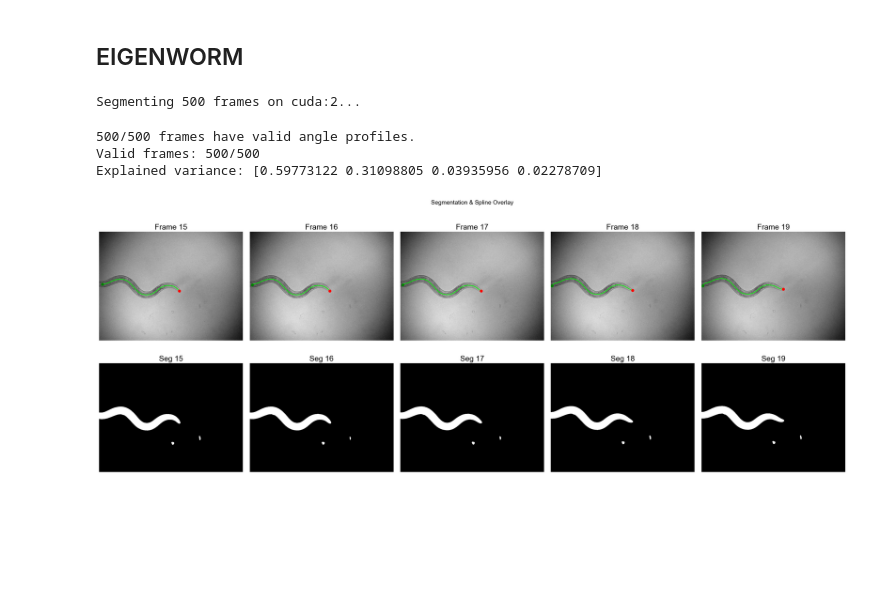
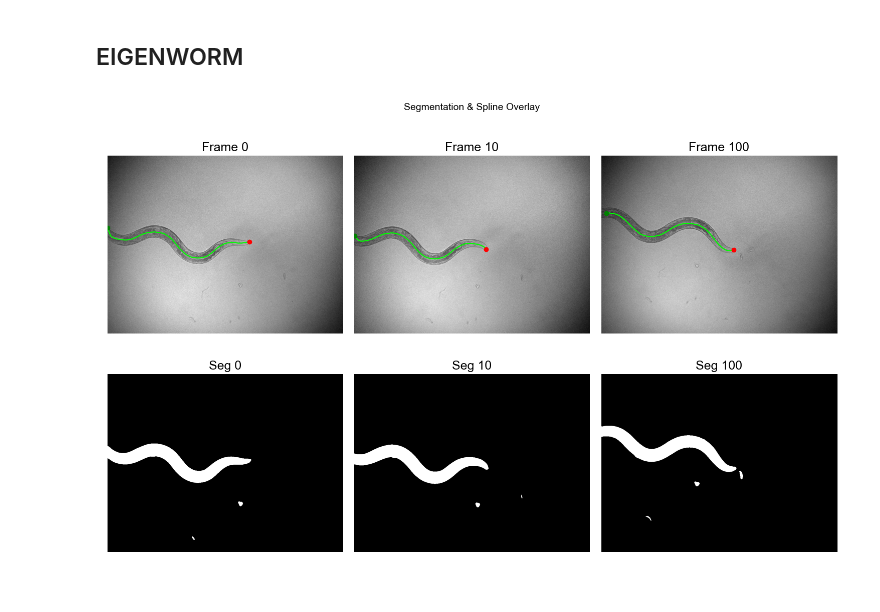
Before and after one commit to MunibH/g5ht-pipeline, a Jupyter notebook: nir.ipynb, the cells around one changed output. Drawn from its saved outputs; the diff is of its cells as text; code cells hidden in the pictures; blank space fills up the shorter version.

```diff
--- a/nir.ipynb
+++ b/nir.ipynb
@@ -65,6 +89,9 @@ INPUT_H5_PTH = os.path.join(local_dir, INPUT_H5)
 
 
 OUT_DIR = utils.get_output_dir(INPUT_H5_PTH)
+EIG_PATH = os.path.join(OUT_DIR, 'nir_eigenworms.h5')
+SYNC_PATH = os.path.join(OUT_DIR, 'sync_results.pkl')
+
 
 # load h5 file
 if os.path.exists(INPUT_H5_PTH):
@@ -266,40 +411,66 @@ pca_scores = result['pca_scores']
 eigenworms = result['eigenworms']
 explained_var = result['explained_var']
 
+# save results to h5 file
+output_h5_pth = os.path.join(OUT_DIR, 'nir_eigenworms.h5')
+with h5py.File(output_h5_pth, 'w') as f:
+    f.create_dataset('seg', data=seg, compression='gzip')
+    f.create_dataset('splines', data=splines, compression='gzip')
+    f.create_dataset('angles', data=angles, compression='gzip')
+    f.create_dataset('valid_mask', data=valid_mask, compression='gzip')
+    f.create_dataset('pca_scores', data=pca_scores, compression='gzip')
+    f.create_dataset('eigenworms', data=eigenworms, compression='gzip')
+    f.attrs['explained_var'] = explained_var
+
 print(f'Valid frames: {valid_mask.sum()}/{len(valid_mask)}')
 print(f'Explained variance: {explained_var}')
-# %% [output]
-Segmenting 500 frames on cuda:2...
-500/500 frames have valid angle profiles.
-Valid frames: 500/500
-Explained variance: [0.59773122 0.31098805 0.03935956 0.02278709]
+# %%
+# save results to h5 file
+with h5py.File(EIG_PATH, 'w') as f:
+    f.create_dataset('seg', data=seg, compression='gzip')
+    f.create_dataset('splines', data=splines, compression='gzip')
+    f.create_dataset('angles', data=angles, compression='gzip')
+    f.create_dataset('valid_mask', data=valid_mask, compression='gzip')
+    f.create_dataset('pca_scores', data=pca_scores, compression='gzip')
+    f.create_dataset('eigenworms', data=eigenworms, compression='gzip')
+    f.attrs['explained_var'] = explained_var
+# %%
+# load results from h5 file
+with h5py.File(EIG_PATH, 'r') as f:
+    seg = f['seg'][:]
+    splines = f['splines'][:]
+    angles = f['angles'][:]
+    valid_mask = f['valid_mask'][:]
+    pca_scores = f['pca_scores'][:]
+    eigenworms = f['eigenworms'][:]
+    explained_var = f.attrs['explained_var']
 # %%
 # --- Segmentation + spline overlay for a few example frames ---
-example_frames = [15,16,17,18,19]
+example_frames = [0, 10, 100]
 img_examples = nir_utils.load_img_nir(INPUT_H5_PTH, frames=example_frames)
 
 fig, axes = plt.subplots(2, len(example_frames), figsize=(5 * len(example_frames), 10))
 for j, fidx in enumerate(example_frames):
     # row 1: original + spline overlay
     axes[0, j].imshow(img_examples[j], cmap='gray')
     if splines[fidx] is not None:
         spl = splines[fidx]
         axes[0, j].plot(spl[:, 1], spl[:, 0], '-', color='lime', linewidth=1.5)
         axes[0, j].plot(spl[0, 1], spl[0, 0], 'go', markersize=6)   # head
         axes[0, j].plot(spl[-1, 1], spl[-1, 0], 'ro', markersize=6)  # tail
     axes[0, j].set_title(f'Frame {fidx}')
     axes[0, j].axis('off')
 
     # row 2: segmentation mask
     axes[1, j].imshow(seg[fidx], cmap='gray')
     axes[1, j].set_title(f'Seg {fidx}')
     axes[1, j].axis('off')
 
 plt.suptitle('Segmentation & Spline Overlay', fontsize=14)
 plt.tight_layout()
 plt.show()
 # %% [output]
-[figure, old version]
+[figure, new version]
 # %%
 # --- Tangent angle profiles for example frames ---
 fig, axes = plt.subplots(1, len(example_frames), figsize=(5 * len(example_frames), 4))
```
Also changed, not shown: parts of 12 cells of this notebook, 1 other file.
